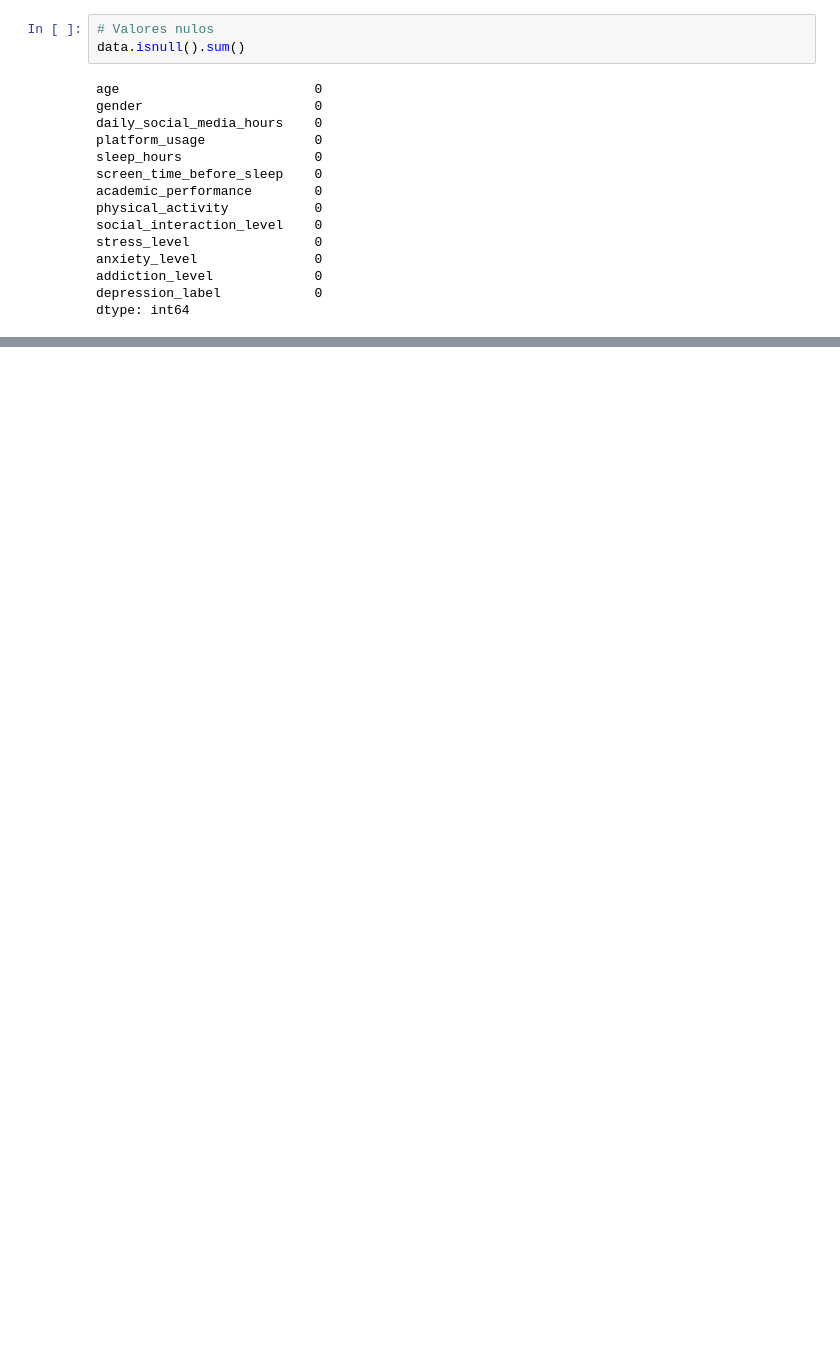
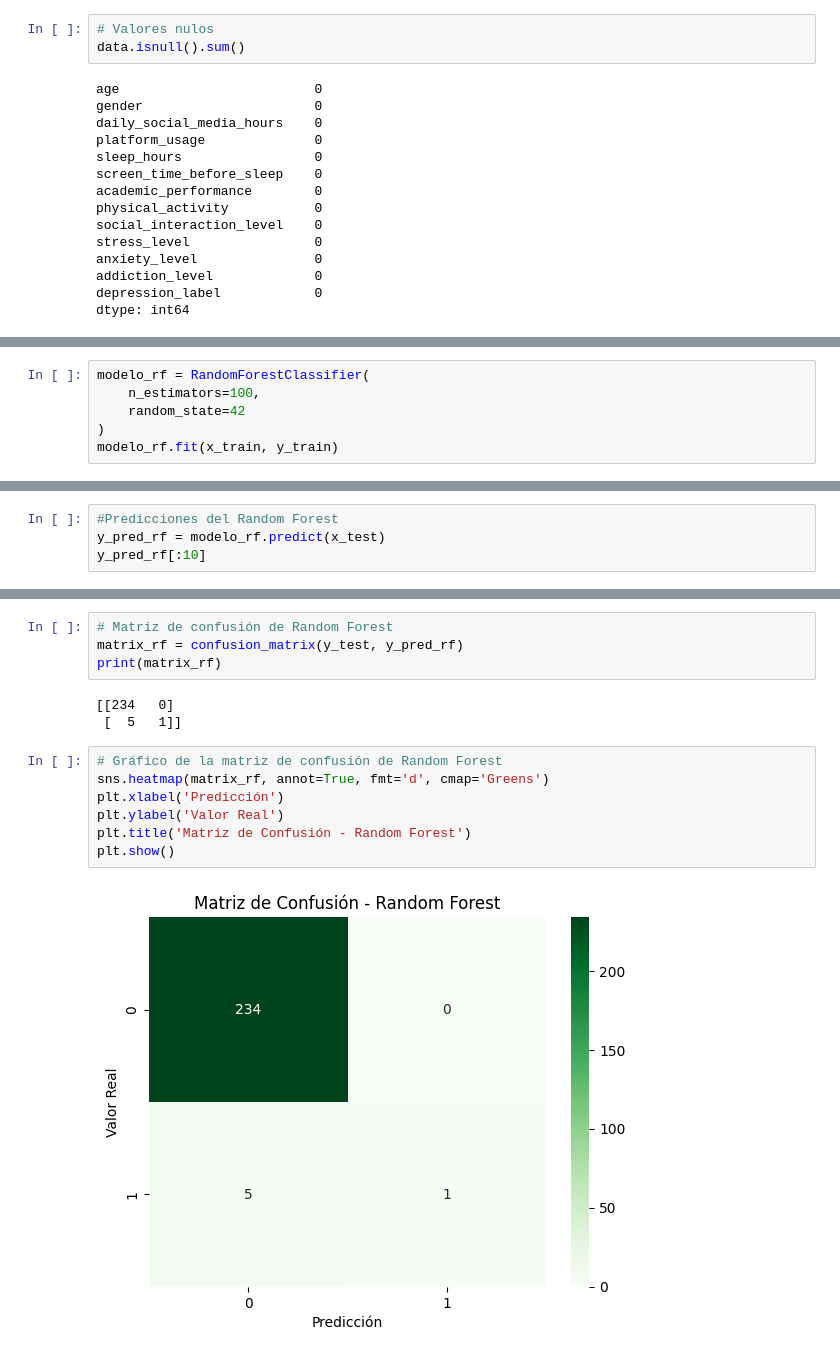
Before and after one commit to DiegoCastroSatt/IntroIA, a Jupyter notebook: Proyecto1/MentalHealth.ipynb, the cells around one changed output, grey strips where cells are left out. Drawn from its saved outputs; the diff is of its cells as text; blank space fills up the shorter version.

```diff
--- a/Proyecto1/MentalHealth.ipynb
+++ b/Proyecto1/MentalHealth.ipynb
@@ -86,0 +248,6 @@ dtype: int64
+# %%
+modelo_rf = RandomForestClassifier(
+    n_estimators=100,
+    random_state=42
+)
+modelo_rf.fit(x_train, y_train)
@@ -86,0 +256,4 @@ dtype: int64
+# %%
+#Predicciones del Random Forest
+y_pred_rf = modelo_rf.predict(x_test)
+y_pred_rf[:10]
@@ -86,0 +284,16 @@ dtype: int64
+# %%
+# Matriz de confusión de Random Forest
+matrix_rf = confusion_matrix(y_test, y_pred_rf)
+print(matrix_rf)
+# %% [output]
+[[234   0]
+ [  5   1]]
+# %%
+# Gráfico de la matriz de confusión de Random Forest
+sns.heatmap(matrix_rf, annot=True, fmt='d', cmap='Greens')
+plt.xlabel('Predicción')
+plt.ylabel('Valor Real')
+plt.title('Matriz de Confusión - Random Forest')
+plt.show()
+# %% [output]
+[figure, added]
```
Also changed, not shown: parts of 41 cells of this notebook, 1 other file.
